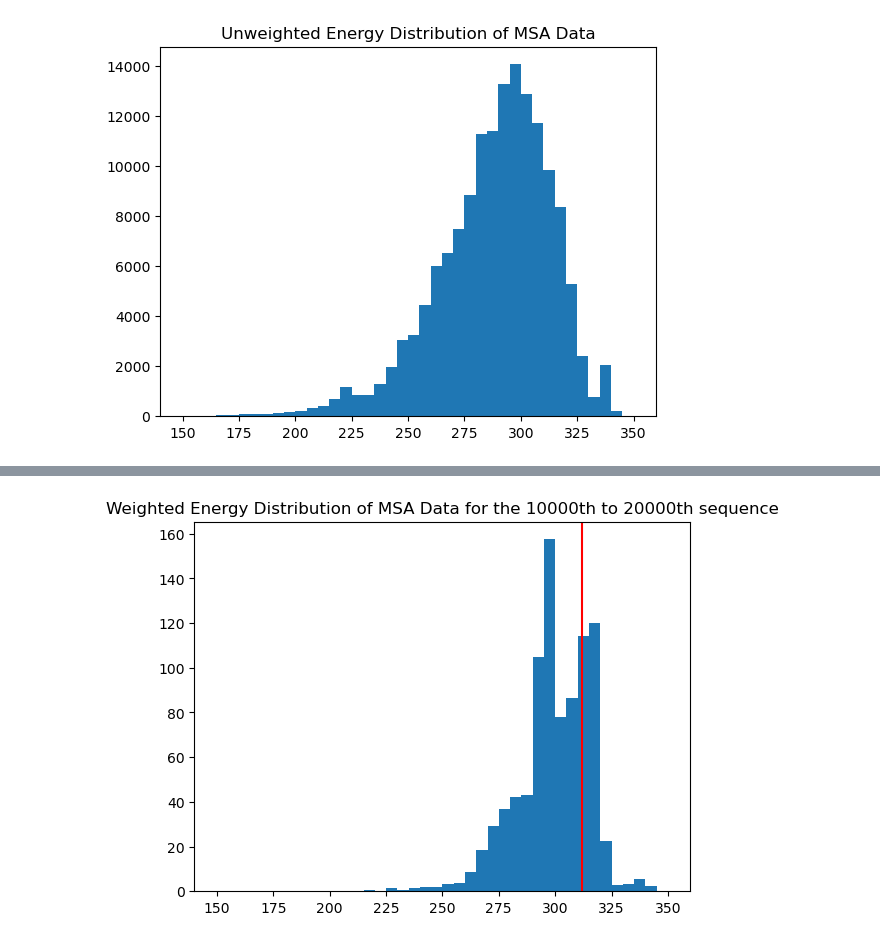
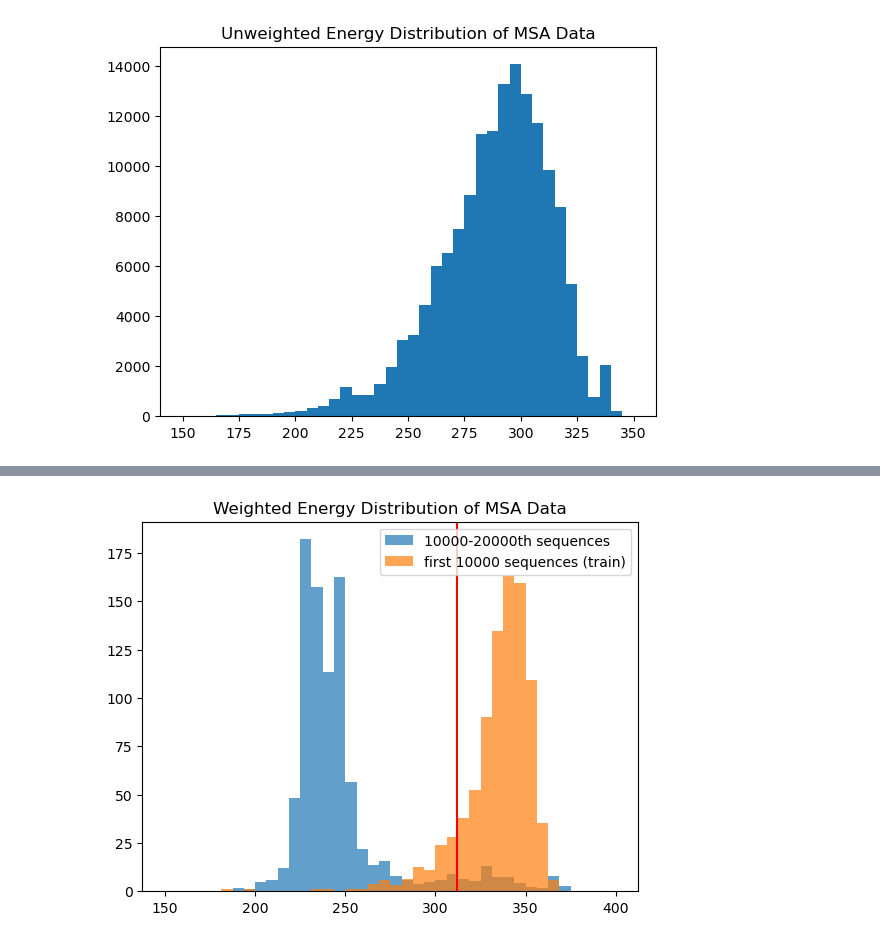
Before and after one commit to LDeng0205/msa_classify, a Jupyter notebook: potts.ipynb, the cells around one changed output, grey strips where cells are left out. Saved outputs shown, nothing was run; the diff lists cells and outputs as text; code cells hidden in the pictures.

```diff
--- a/potts.ipynb
+++ b/potts.ipynb
@@ -225,3 +145,28 @@ def mod_hamiltonians(sequences, J_ij, h_i):
         H[s] = [Jij_sum + hi_sum, Jij_sum, hi_sum]
 
     return H
+# %%
+NAME = 'PABP_YEAST'
+
+### training code for model, uncomment the following line:
+#!plmc/bin/plmc -o PABP_YEAST/model/{NAME}.model_params -c PABP_YEAST/model/{NAME}.txt -f PABP_YEAST -le 16.2 -lh 0.01 -m 200 -t 0.2 -g PABP_YEAST/data/{NAME}.a2m
+c = CouplingsModel("PABP_YEAST/model/PABP_YEAST.model_params")
+c2 = CouplingsModel("PABP_YEAST/model/PABP_YEAST_10000.model_params")
+model_info(c)
+model_info(c2)
+
+w_full = c.weights
+w_10000 = c2.weights
+
+w_full_valid = []
+w_10000_valid = []
+### process weights to clear weights for invalid sequences
+
+for i in range(c.weights.shape[0]):
+    if w_full[i] == 0:
+        continue
+    w_full_valid.append(1/w_full[i])
+for i in range(c2.weights.shape[0]):
+    if w_full[i] == 0:
+        continue
+    w_10000_valid.append(1/w_10000[i])
@@ -260,4 +221,5 @@ plt.show()
 [figure]
 [figure]
 # %%
+S = mod_convert_sequences(processed_yeast.tolist())
 msa_energies_10000 = mod_hamiltonians(S, c2.J_ij, c2.h_i)
@@ -264,6 +228,0 @@ msa_energies_10000 = mod_hamiltonians(S, c2.J_ij, c2.h_i)
-# %%
-# process weights of c2
-w_10000_valid = []
-for _w in w_10000:
-    if _w != 0:
-        w_10000_valid.append(1/_w)
@@ -331,11 +245,13 @@ for i in range(c2.weights.shape[0]):
     w_20000[i] = 1/w_20000[i]
     w_20000_valid.append(w_20000[i])
 # %%
-plt.hist(msa_energies[len(w_10000_valid):len(w_10000_valid)+len(w_20000_valid), 0], weights=w_20000_valid, bins=40, range=(150, 350))
-
+plt.hist(msa_energies_10000[len(w_10000_valid):len(w_10000_valid)+len(w_20000_valid), 0],
+    weights=w_20000_valid, bins=40, range=(150, 400), label="10000-20000th sequences", alpha=0.7)
+plt.hist(msa_energies_10000[:9954, 0], weights=w_10000_valid, bins=40, range=(150, 400), label="first 10000 sequences (train)", alpha=0.7)
+plt.legend()
 plt.axvline(x=c.hamiltonians([c.seq()])[0][0], color='red')
-plt.title("Weighted Energy Distribution of MSA Data for the 10000th to 20000th sequence")
+plt.title("Weighted Energy Distribution of MSA Data")
 # plt.yscale('log')
 plt.show()
 # %% [output]
-[figure, old version]
+[figure, new version]
```
Also changed, not shown: parts of 23 cells of this notebook, 17 other files.
